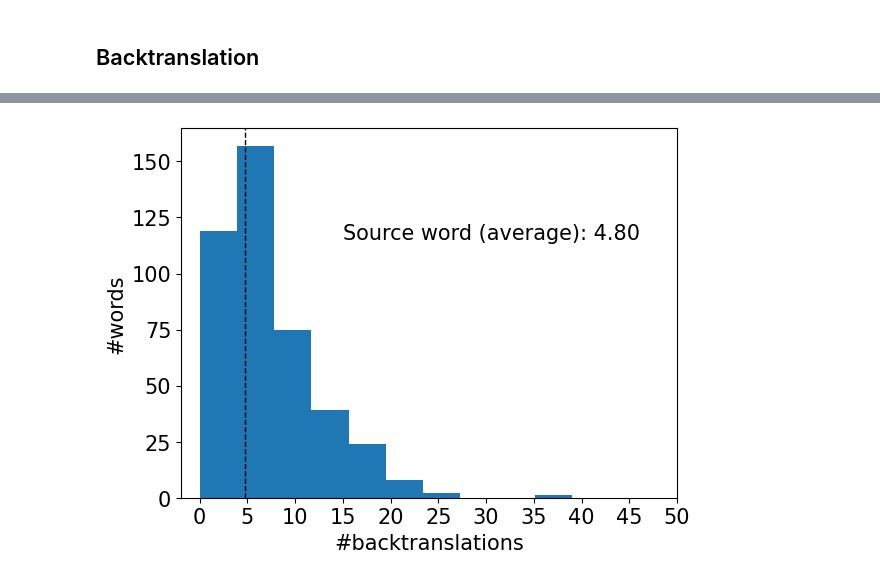
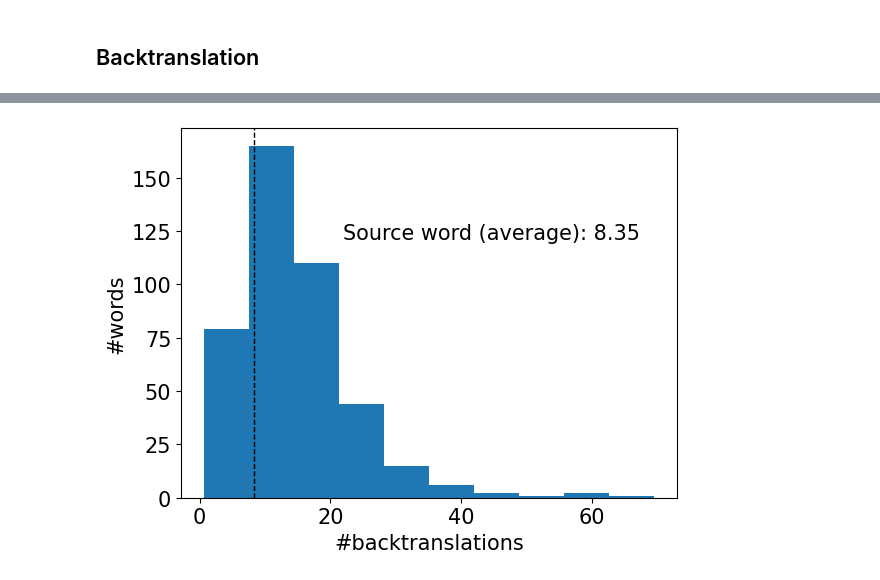
Before and after one commit to violinazh/Master-Thesis_Biases_NMT, a Jupyter notebook: Notebooks/Plots.ipynb, the cells around one changed output, grey strips where cells are left out. Drawn from its saved outputs; the diff is of its cells as text; code cells hidden in the pictures.

```diff
--- a/Notebooks/Plots.ipynb
+++ b/Notebooks/Plots.ipynb
@@ -600,7 +601,7 @@ def plot_word_backtranslations(occurrences, filename, source_word_value):
     plt.hist(list_values)
     plt.xlabel("#backtranslations")
     plt.ylabel("#words")
-    plt.xticks(np.arange(0, 51, 5.0))
+    #plt.xticks(np.arange(0, 51, 5.0))
     plt.axvline(source_word_value, color='k', linestyle='dashed', linewidth=1)
 
     min_ylim, max_ylim = plt.ylim()
@@ -632,26 +633,26 @@ plot_word_backtranslations(occurrences_female, "word_backtranslations_female.png
 # %%
 occurences_average = []
 
 indices_original_man = extract_alignment_indices_backtranslation('original_man_source-target_en-de_awesome-aligned.txt', 'original_man_translation-back_en-de_awesome-aligned.txt')
 occurrences_original_man = count_word_backtranslations('tok.en_original_man.en', 'hyp_original_man_back.txt', indices_original_man)
 occurences_average.extend(occurrences_original_man)
 
 indices_original_woman = extract_alignment_indices_backtranslation('original_woman_source-target_en-de_awesome-aligned.txt', 'original_woman_translation-back_en-de_awesome-aligned.txt')
 occurrences_original_woman = count_word_backtranslations('tok.en_original_woman.en', 'hyp_original_woman_back.txt', indices_original_woman)
 occurences_average.extend(occurrences_original_woman)
 
 indices_original_girl = extract_alignment_indices_backtranslation('original_girl_source-target_en-de_awesome-aligned.txt', 'original_girl_translation-back_en-de_awesome-aligned.txt')
 occurrences_original_girl = count_word_backtranslations('tok.en_original_girl.en', 'hyp_original_girl_back.txt', indices_original_girl)
 occurences_average.extend(occurrences_original_girl)
 
 indices_original_guy = extract_alignment_indices_backtranslation('original_guy_source-target_en-de_awesome-aligned.txt', 'original_guy_translation-back_en-de_awesome-aligned.txt')
 occurrences_original_guy = count_word_backtranslations('tok.en_original_guy.en', 'hyp_original_guy_back.txt', indices_original_guy)
 occurences_average.extend(occurrences_original_guy)
 
 indices_original_boy = extract_alignment_indices_backtranslation('original_boy_source-target_en-de_awesome-aligned.txt', 'original_boy_translation-back_en-de_awesome-aligned.txt')
 occurrences_original_boy = count_word_backtranslations('tok.en_original_boy.en', 'hyp_original_boy_back.txt', indices_original_boy)
 occurences_average.extend(occurrences_original_boy)
 
-plot_word_backtranslations(occurences_average, "word_backtranslations_average.png", 4.80)
+plot_word_backtranslations(occurences_average, "word_backtranslations_average.png", 8.35)
 # %% [output]
-[figure, old version]
+[figure, new version]
```
Also changed, not shown: parts of 14 cells of this notebook, 7 other files.
